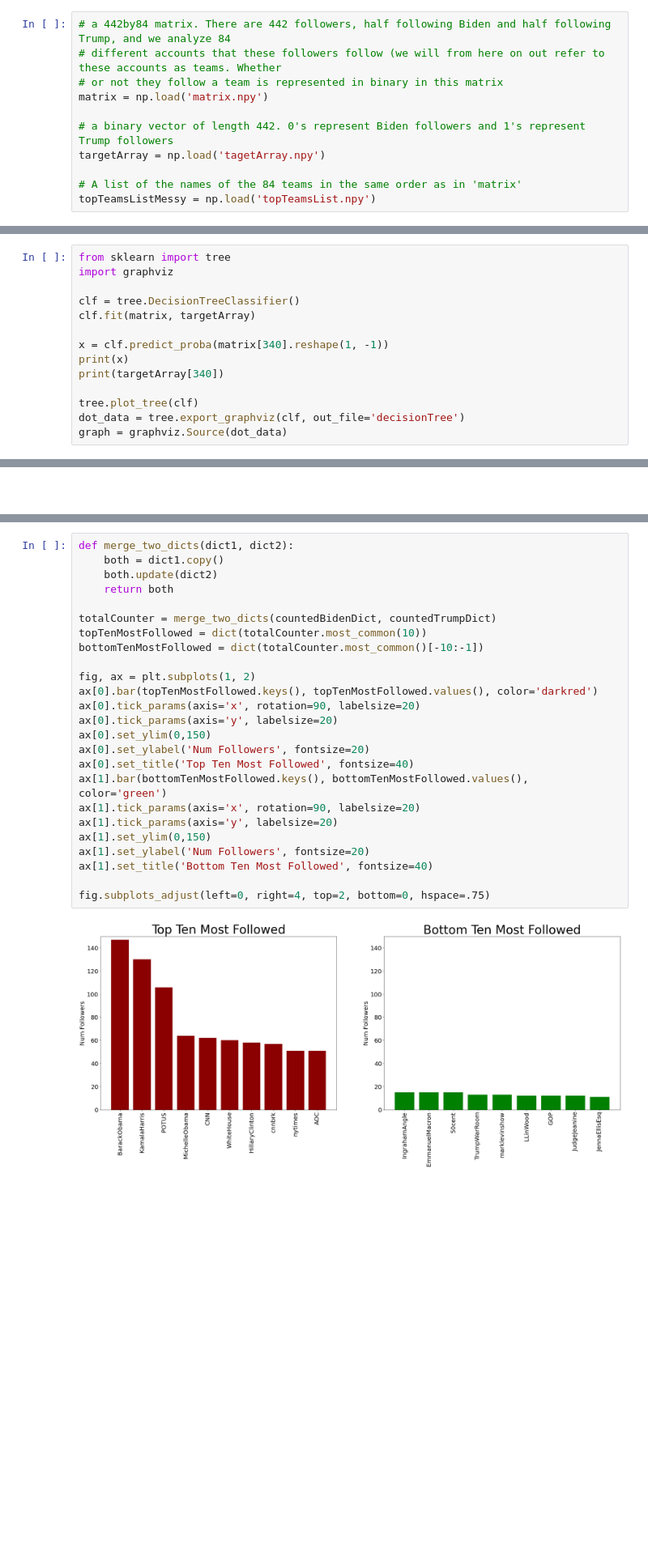
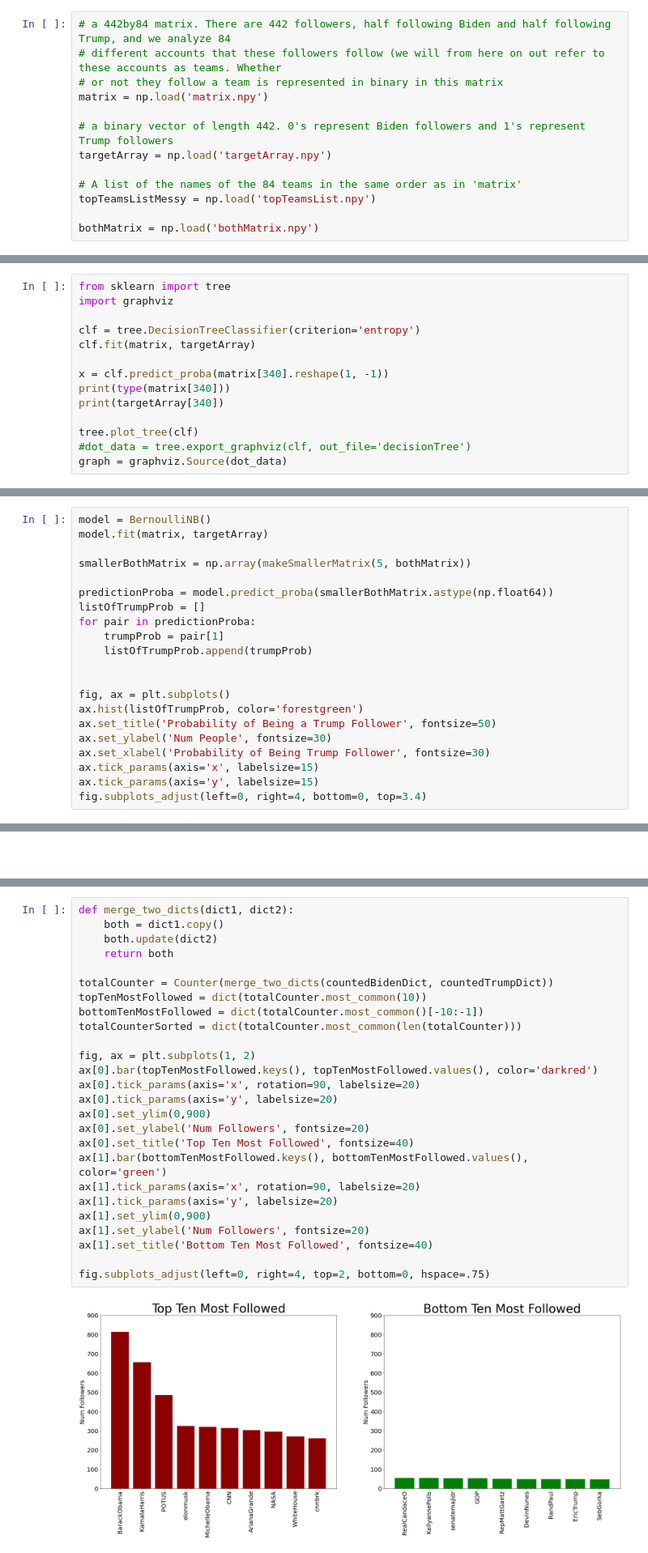
Before and after one commit to johnsont4/TwitterAnalysis, a Jupyter notebook: FInalSubmission.ipynb, the cells around one changed output, grey strips where cells are left out. Shown: that part at 81% size. Saved outputs shown, nothing was run; the diff lists cells and outputs as text; blank space fills up the shorter version.

```diff
--- a/FInalSubmission.ipynb
+++ b/FInalSubmission.ipynb
@@ -24,7 +24,9 @@ from sklearn.naive_bayes import BernoulliNB
 matrix = np.load('matrix.npy')
 
 # a binary vector of length 442. 0's represent Biden followers and 1's represent Trump followers
-targetArray = np.load('tagetArray.npy')
+targetArray = np.load('targetArray.npy')
 
 # A list of the names of the 84 teams in the same order as in 'matrix'
 topTeamsListMessy = np.load('topTeamsList.npy')
+
+bothMatrix = np.load('bothMatrix.npy')
@@ -328,14 +347,14 @@ Calm group entropy:  -0.0
 from sklearn import tree
 import graphviz
 
-clf = tree.DecisionTreeClassifier()
+clf = tree.DecisionTreeClassifier(criterion='entropy')
 clf.fit(matrix, targetArray)
 
 x = clf.predict_proba(matrix[340].reshape(1, -1))
-print(x)
+print(type(matrix[340]))
 print(targetArray[340])
 
 tree.plot_tree(clf)
-dot_data = tree.export_graphviz(clf, out_file='decisionTree')
+#dot_data = tree.export_graphviz(clf, out_file='decisionTree')
 graph = graphviz.Source(dot_data)
 # %% [output]
@@ -420,0 +556,21 @@ F1: 0.6521739130434783
+# %%
+model = BernoulliNB()
+model.fit(matrix, targetArray)
+
+smallerBothMatrix = np.array(makeSmallerMatrix(5, bothMatrix))
+
+predictionProba = model.predict_proba(smallerBothMatrix.astype(np.float64))
+listOfTrumpProb = []
+for pair in predictionProba:
+    trumpProb = pair[1]
+    listOfTrumpProb.append(trumpProb)
+
+
+fig, ax = plt.subplots()
+ax.hist(listOfTrumpProb, color='forestgreen')
+ax.set_title('Probability of Being a Trump Follower', fontsize=50)
+ax.set_ylabel('Num People', fontsize=30)
+ax.set_xlabel('Probability of Being Trump Follower', fontsize=30)
+ax.tick_params(axis='x', labelsize=15)
+ax.tick_params(axis='y', labelsize=15)
+fig.subplots_adjust(left=0, right=4, bottom=0, top=3.4)
@@ -477,27 +655,28 @@ topTenTrump = dict(topTenTrump)
 # %%
 def merge_two_dicts(dict1, dict2):
     both = dict1.copy()
     both.update(dict2)
     return both
 
-totalCounter = merge_two_dicts(countedBidenDict, countedTrumpDict)
+totalCounter = Counter(merge_two_dicts(countedBidenDict, countedTrumpDict))
 topTenMostFollowed = dict(totalCounter.most_common(10))
 bottomTenMostFollowed = dict(totalCounter.most_common()[-10:-1])
+totalCounterSorted = dict(totalCounter.most_common(len(totalCounter)))
 
 fig, ax = plt.subplots(1, 2)
 ax[0].bar(topTenMostFollowed.keys(), topTenMostFollowed.values(), color='darkred')
 ax[0].tick_params(axis='x', rotation=90, labelsize=20)
 ax[0].tick_params(axis='y', labelsize=20)
-ax[0].set_ylim(0,150)
+ax[0].set_ylim(0,900)
 ax[0].set_ylabel('Num Followers', fontsize=20)
 ax[0].set_title('Top Ten Most Followed', fontsize=40)
 ax[1].bar(bottomTenMostFollowed.keys(), bottomTenMostFollowed.values(), color='green')
 ax[1].tick_params(axis='x', rotation=90, labelsize=20)
 ax[1].tick_params(axis='y', labelsize=20)
-ax[1].set_ylim(0,150)
+ax[1].set_ylim(0,900)
 ax[1].set_ylabel('Num Followers', fontsize=20)
 ax[1].set_title('Bottom Ten Most Followed', fontsize=40)
 
 fig.subplots_adjust(left=0, right=4, top=2, bottom=0, hspace=.75)
 # %% [output]
-[figure, old version]
+[figure, new version]
```
Also changed, not shown: parts of 21 cells of this notebook, 14 other files.
